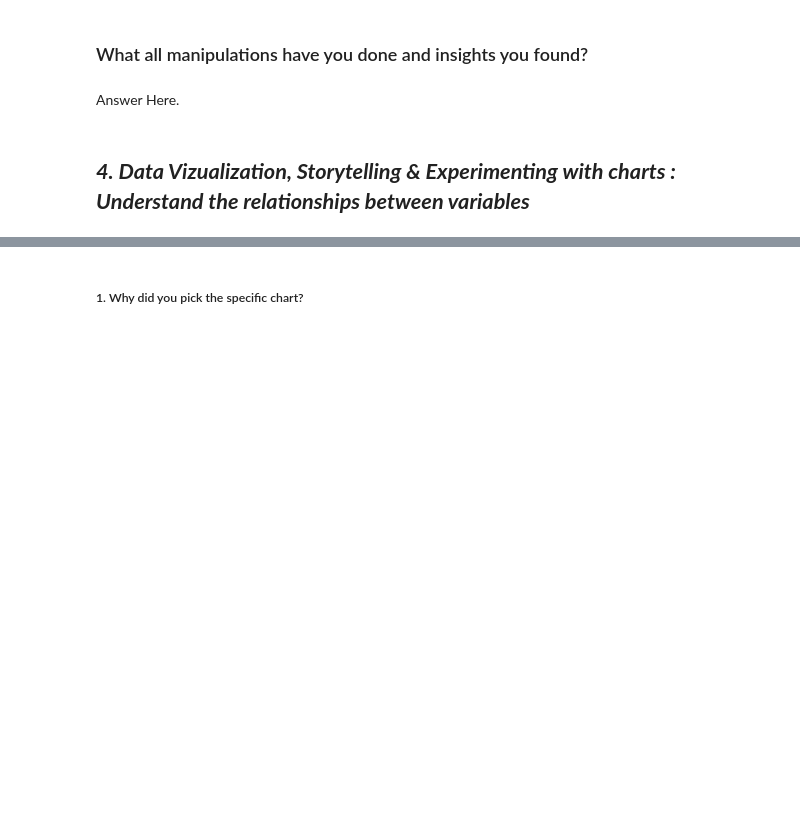
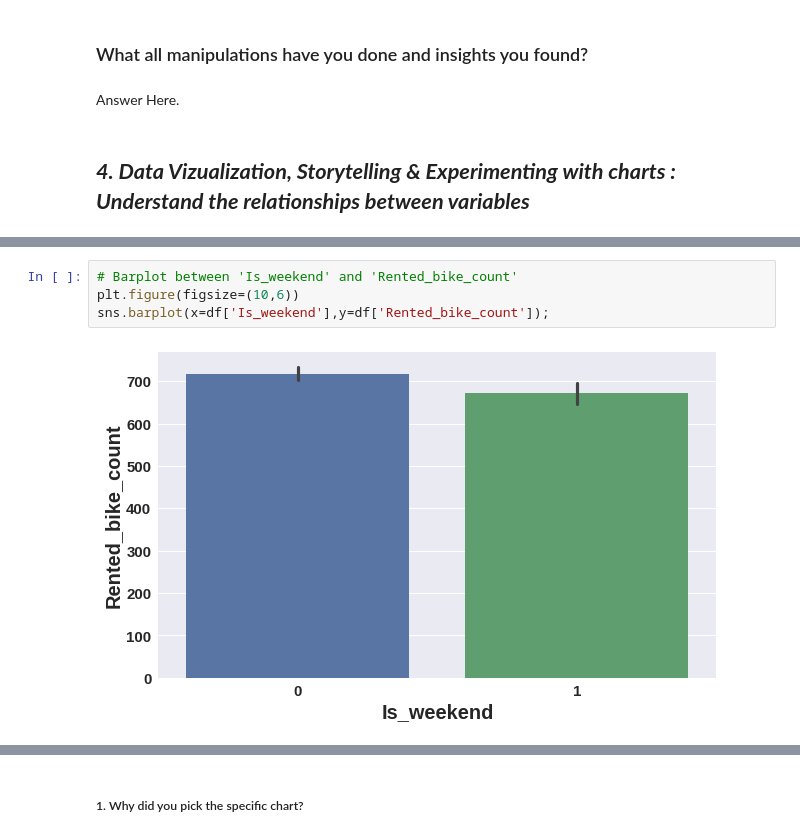
Before and after one commit to 7-sumit/Bike-Sharing-Demand-Prediction, a Jupyter notebook: Bike_Sharing_Demand_Prediction.ipynb, the cells around one changed output, grey strips where cells are left out. Saved outputs shown, nothing was run; the diff lists cells and outputs as text; blank space fills up the shorter version.

```diff
--- a/Bike_Sharing_Demand_Prediction.ipynb
+++ b/Bike_Sharing_Demand_Prediction.ipynb
@@ -351,0 +377,6 @@ Answer Here.
+# %%
+# Barplot between 'Is_weekend' and 'Rented_bike_count'
+plt.figure(figsize=(10,6))
+sns.barplot(x=df['Is_weekend'],y=df['Rented_bike_count']);
+# %% [output]
+[figure, added]
```
Also changed, not shown: parts of 24 cells of this notebook.
